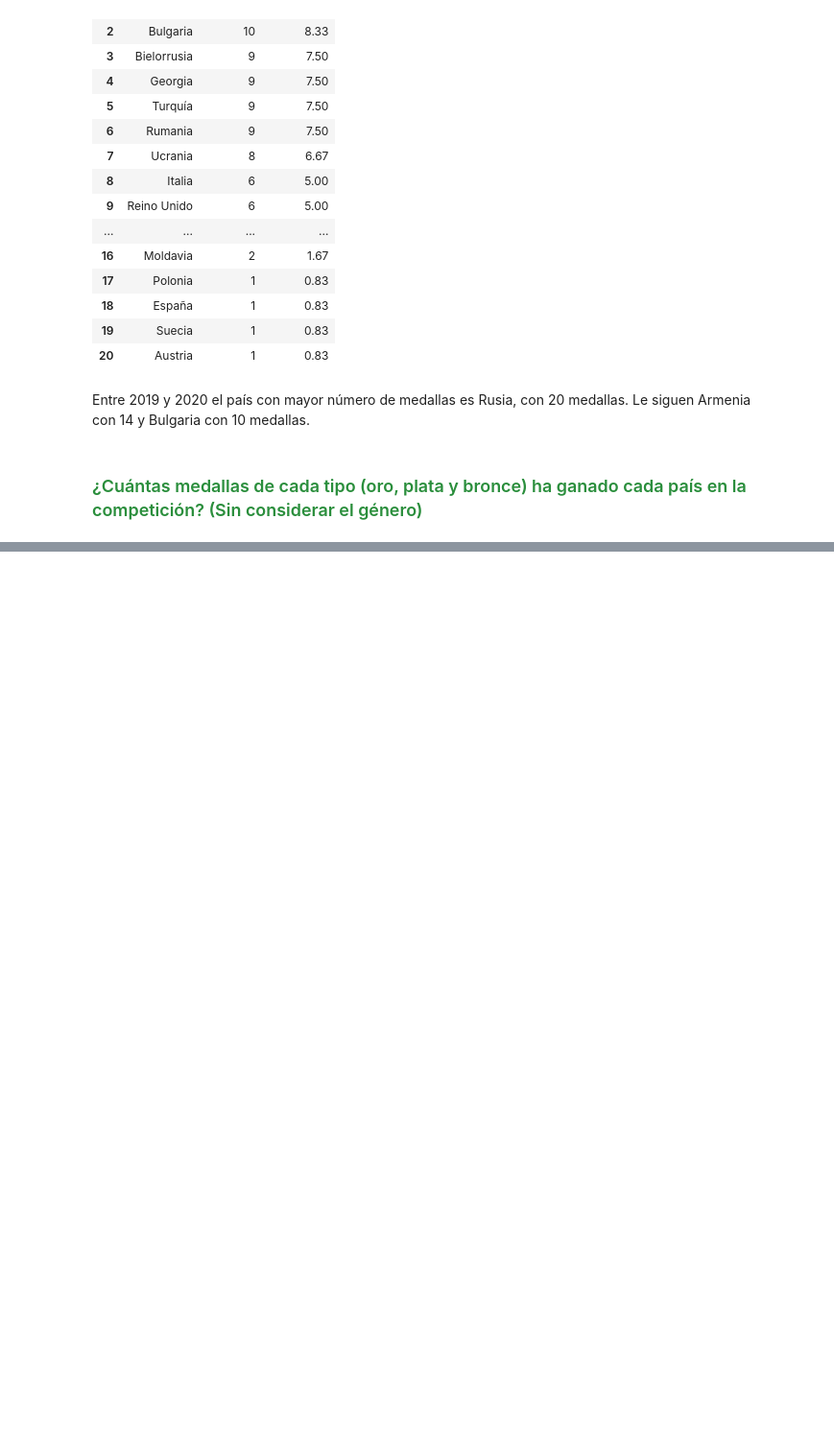
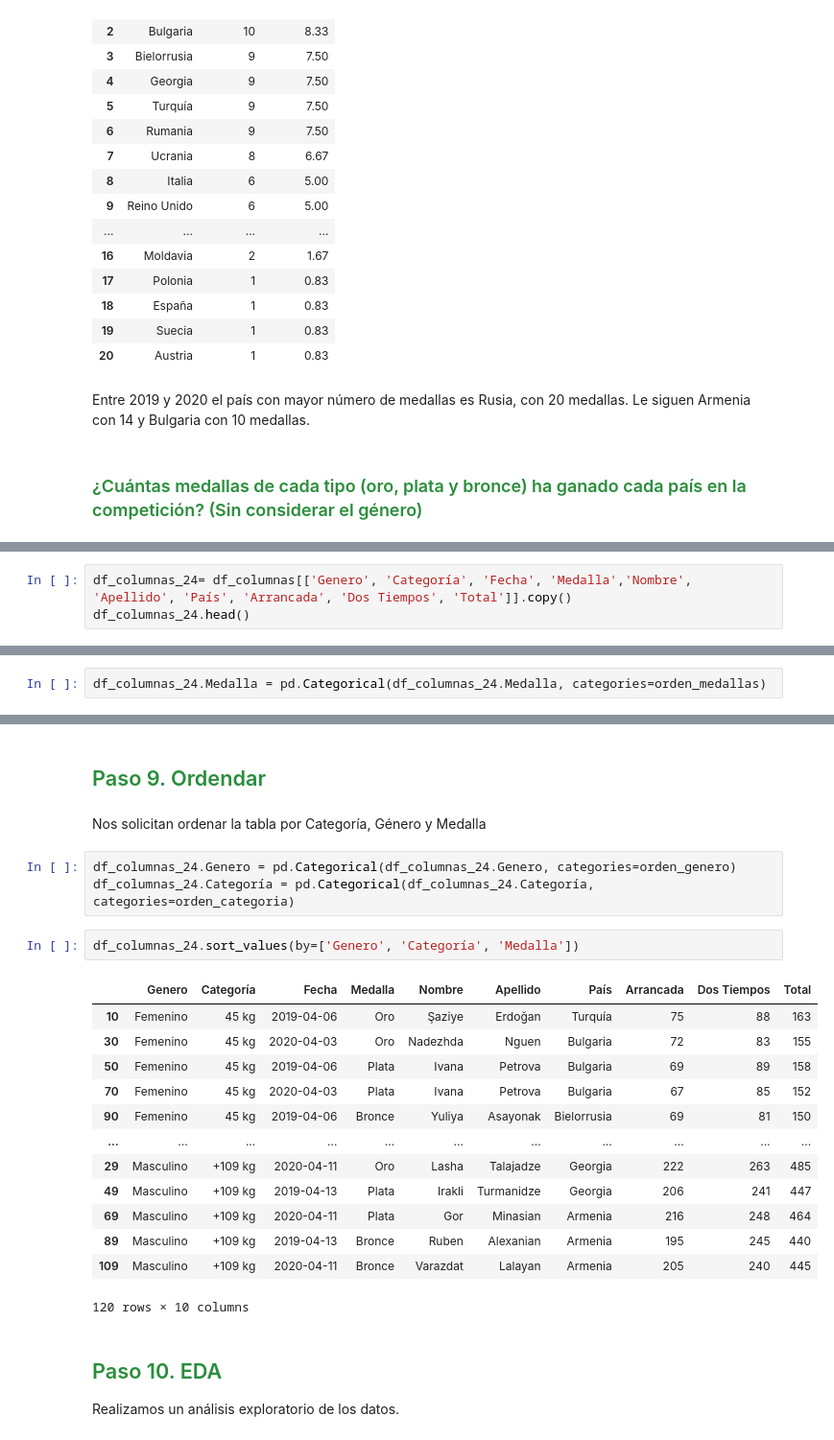
Before and after one commit to BarbaraGamarra/LiftLeadMarketAnalysis, a Jupyter notebook: LiftLeadMarketAnalysis.ipynb, the cells around one changed output, grey strips where cells are left out. Shown: that part at 96% size. Cells and saved outputs as stored; diff of their text form; blank space fills up the shorter version.

```diff
--- a/LiftLeadMarketAnalysis.ipynb
+++ b/LiftLeadMarketAnalysis.ipynb
@@ -1312,0 +1709,3 @@ Entre 2019 y 2020 el país con mayor número de medallas es Rusia, con 20 medall
+# %%
+df_columnas_24= df_columnas[['Genero', 'Categoría', 'Fecha', 'Medalla','Nombre', 'Apellido', 'País', 'Arrancada', 'Dos Tiempos', 'Total']].copy()
+df_columnas_24.head()
@@ -1312,0 +1733,2 @@ Entre 2019 y 2020 el país con mayor número de medallas es Rusia, con 20 medall
+# %%
+df_columnas_24.Medalla = pd.Categorical(df_columnas_24.Medalla, categories=orden_medallas)
@@ -1312,0 +1750,27 @@ Entre 2019 y 2020 el país con mayor número de medallas es Rusia, con 20 medall
+# %% [markdown]
+## <span style="color: #2A8E3C;"> Paso 9. Ordendar </span>
+# %% [markdown]
+Nos solicitan ordenar la tabla por Categoría, Género y Medalla
+# %%
+df_columnas_24.Genero = pd.Categorical(df_columnas_24.Genero, categories=orden_genero)
+df_columnas_24.Categoría = pd.Categorical(df_columnas_24.Categoría, categories=orden_categoria)
+# %%
+df_columnas_24.sort_values(by=['Genero', 'Categoría', 'Medalla'])
+# %% [output]
+|  | Genero | Categoría | Fecha | Medalla | Nombre | Apellido | País | Arrancada | Dos Tiempos | Total |
+| 10 | Femenino | 45 kg | 2019-04-06 | Oro | Şaziye | Erdoğan | Turquía | 75 | 88 | 163 |
+| 30 | Femenino | 45 kg | 2020-04-03 | Oro | Nadezhda | Nguen | Bulgaria | 72 | 83 | 155 |
+| 50 | Femenino | 45 kg | 2019-04-06 | Plata | Ivana | Petrova | Bulgaria | 69 | 89 | 158 |
+| 70 | Femenino | 45 kg | 2020-04-03 | Plata | Ivana | Petrova | Bulgaria | 67 | 85 | 152 |
+| 90 | Femenino | 45 kg | 2019-04-06 | Bronce | Yuliya | Asayonak | Bielorrusia | 69 | 81 | 150 |
+| ... | ... | ... | ... | ... | ... | ... | ... | ... | ... | ... |
+| 29 | Masculino | +109 kg | 2020-04-11 | Oro | Lasha | Talajadze | Georgia | 222 | 263 | 485 |
+| 49 | Masculino | +109 kg | 2019-04-13 | Plata | Irakli | Turmanidze | Georgia | 206 | 241 | 447 |
+| 69 | Masculino | +109 kg | 2020-04-11 | Plata | Gor | Minasian | Armenia | 216 | 248 | 464 |
+| 89 | Masculino | +109 kg | 2019-04-13 | Bronce | Ruben | Alexanian | Armenia | 195 | 245 | 440 |
+| 109 | Masculino | +109 kg | 2020-04-11 | Bronce | Varazdat | Lalayan | Armenia | 205 | 240 | 445 |
+120 rows × 10 columns
+# %% [markdown]
+## <span style="color: #2A8E3C;"> Paso 10. EDA </span>
+
+Realizamos un análisis exploratorio de los datos.
```
Also changed, not shown: parts of 94 cells of this notebook.
